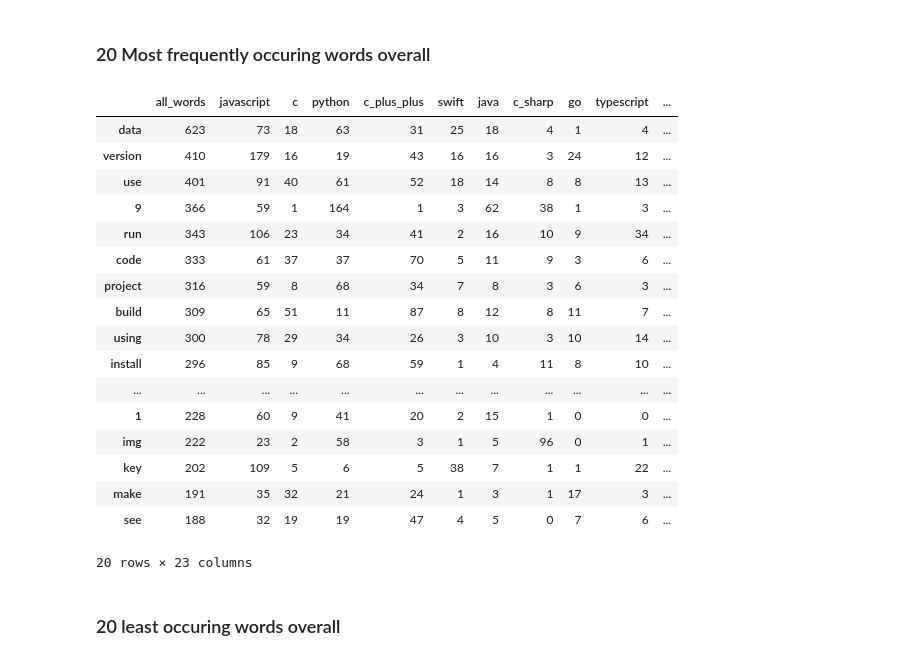
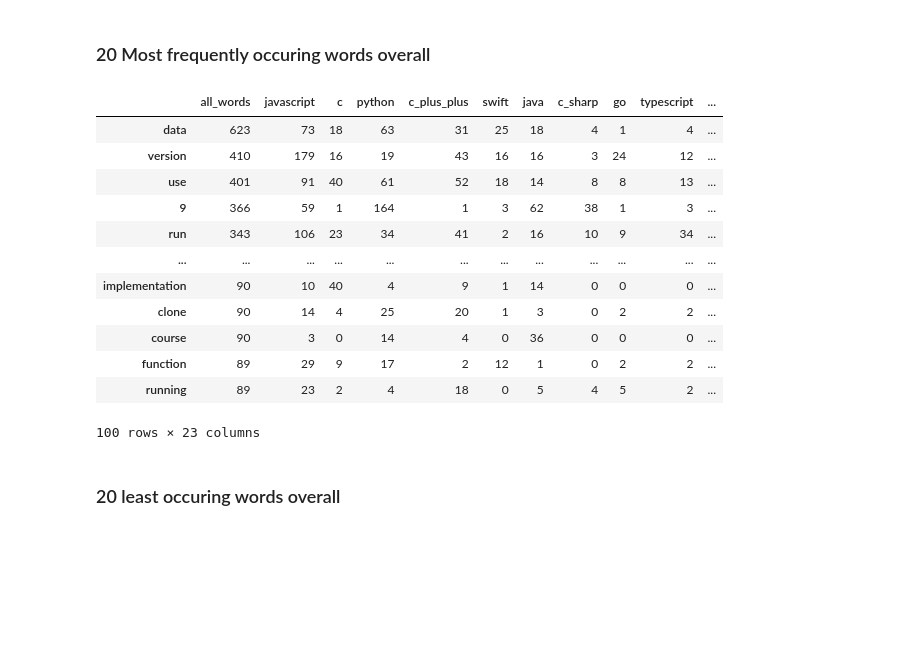
Before and after one commit to codeup-nlp/nlp-project, a Jupyter notebook: stephen_explore.ipynb, the cells around one changed output. Drawn from its saved outputs; the diff is of its cells as text; code cells hidden in the pictures; blank space fills up the shorter version.

```diff
--- a/stephen_explore.ipynb
+++ b/stephen_explore.ipynb
@@ -292,26 +293,21 @@ word_counts.columns = ['all_words','javascript','c', 'python', 'c_plus_plus', 's
 # %%
 # most common words
 
-word_counts.sort_values(by ='all_words', ascending = False).head(20)
+word_counts.sort_values(by ='all_words', ascending = False).head(100)
 # %% [output]
 |  | all_words | javascript | c | python | c_plus_plus | swift | java | c_sharp | go | typescript | ... |
 | data | 623 | 73 | 18 | 63 | 31 | 25 | 18 | 4 | 1 | 4 | ... |
 | version | 410 | 179 | 16 | 19 | 43 | 16 | 16 | 3 | 24 | 12 | ... |
 | use | 401 | 91 | 40 | 61 | 52 | 18 | 14 | 8 | 8 | 13 | ... |
 | 9 | 366 | 59 | 1 | 164 | 1 | 3 | 62 | 38 | 1 | 3 | ... |
 | run | 343 | 106 | 23 | 34 | 41 | 2 | 16 | 10 | 9 | 34 | ... |
-| code | 333 | 61 | 37 | 37 | 70 | 5 | 11 | 9 | 3 | 6 | ... |
-| project | 316 | 59 | 8 | 68 | 34 | 7 | 8 | 3 | 6 | 3 | ... |
-| build | 309 | 65 | 51 | 11 | 87 | 8 | 12 | 8 | 11 | 7 | ... |
-| using | 300 | 78 | 29 | 34 | 26 | 3 | 10 | 3 | 10 | 14 | ... |
-| install | 296 | 85 | 9 | 68 | 59 | 1 | 4 | 11 | 8 | 10 | ... |
 | ... | ... | ... | ... | ... | ... | ... | ... | ... | ... | ... | ... |
-| 1 | 228 | 60 | 9 | 41 | 20 | 2 | 15 | 1 | 0 | 0 | ... |
-| img | 222 | 23 | 2 | 58 | 3 | 1 | 5 | 96 | 0 | 1 | ... |
-| key | 202 | 109 | 5 | 6 | 5 | 38 | 7 | 1 | 1 | 22 | ... |
-| make | 191 | 35 | 32 | 21 | 24 | 1 | 3 | 1 | 17 | 3 | ... |
-| see | 188 | 32 | 19 | 19 | 47 | 4 | 5 | 0 | 7 | 6 | ... |
+| implementation | 90 | 10 | 40 | 4 | 9 | 1 | 14 | 0 | 0 | 0 | ... |
+| clone | 90 | 14 | 4 | 25 | 20 | 1 | 3 | 0 | 2 | 2 | ... |
+| course | 90 | 3 | 0 | 14 | 4 | 0 | 36 | 0 | 0 | 0 | ... |
+| function | 89 | 29 | 9 | 17 | 2 | 12 | 1 | 0 | 2 | 2 | ... |
+| running | 89 | 23 | 2 | 4 | 18 | 0 | 5 | 4 | 5 | 2 | ... |
-20 rows × 23 columns
+100 rows × 23 columns
 # %% [markdown]
 ### 20 least occuring words overall
 # %%
```
Also changed, not shown: parts of 9 cells of this notebook.
